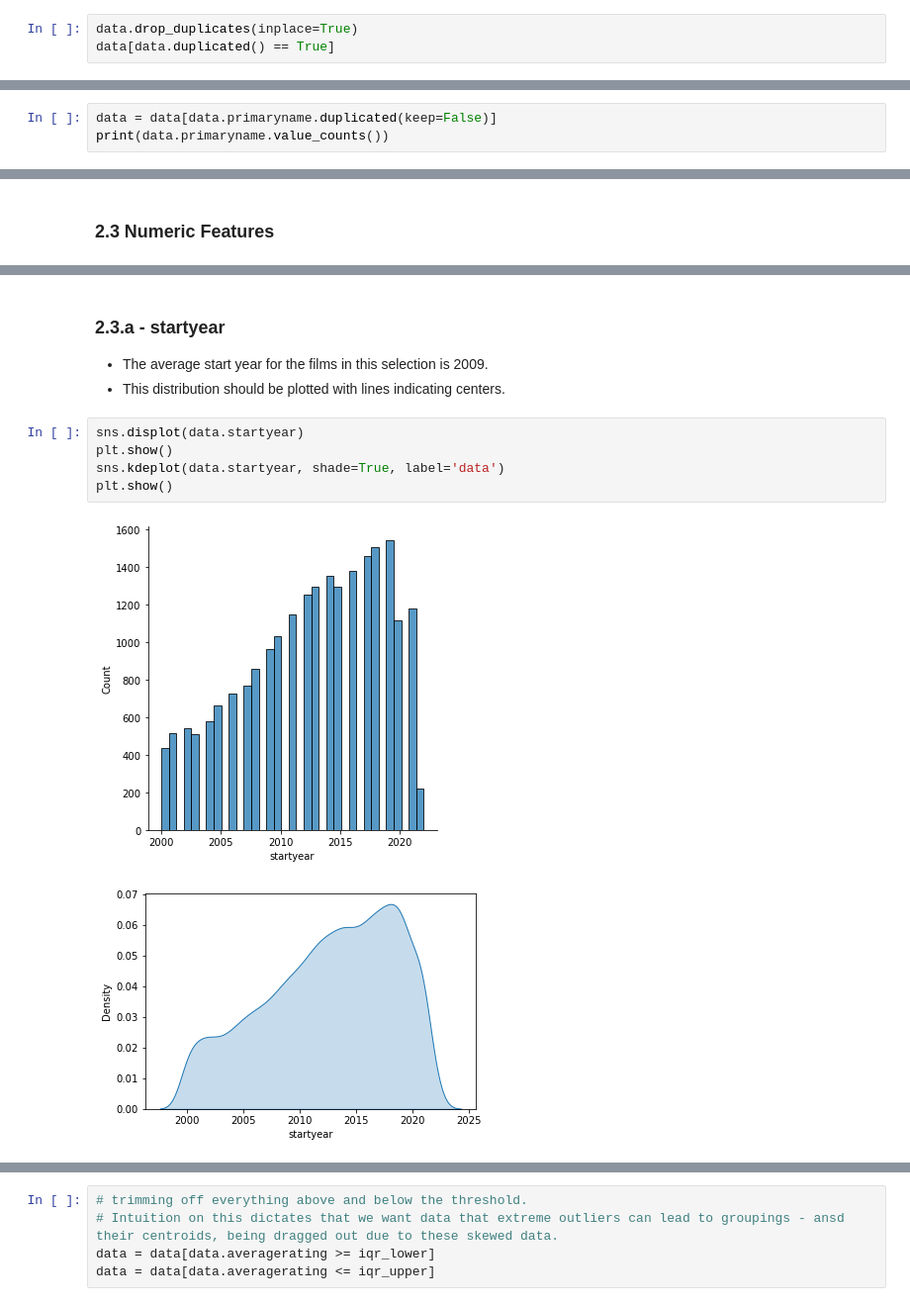
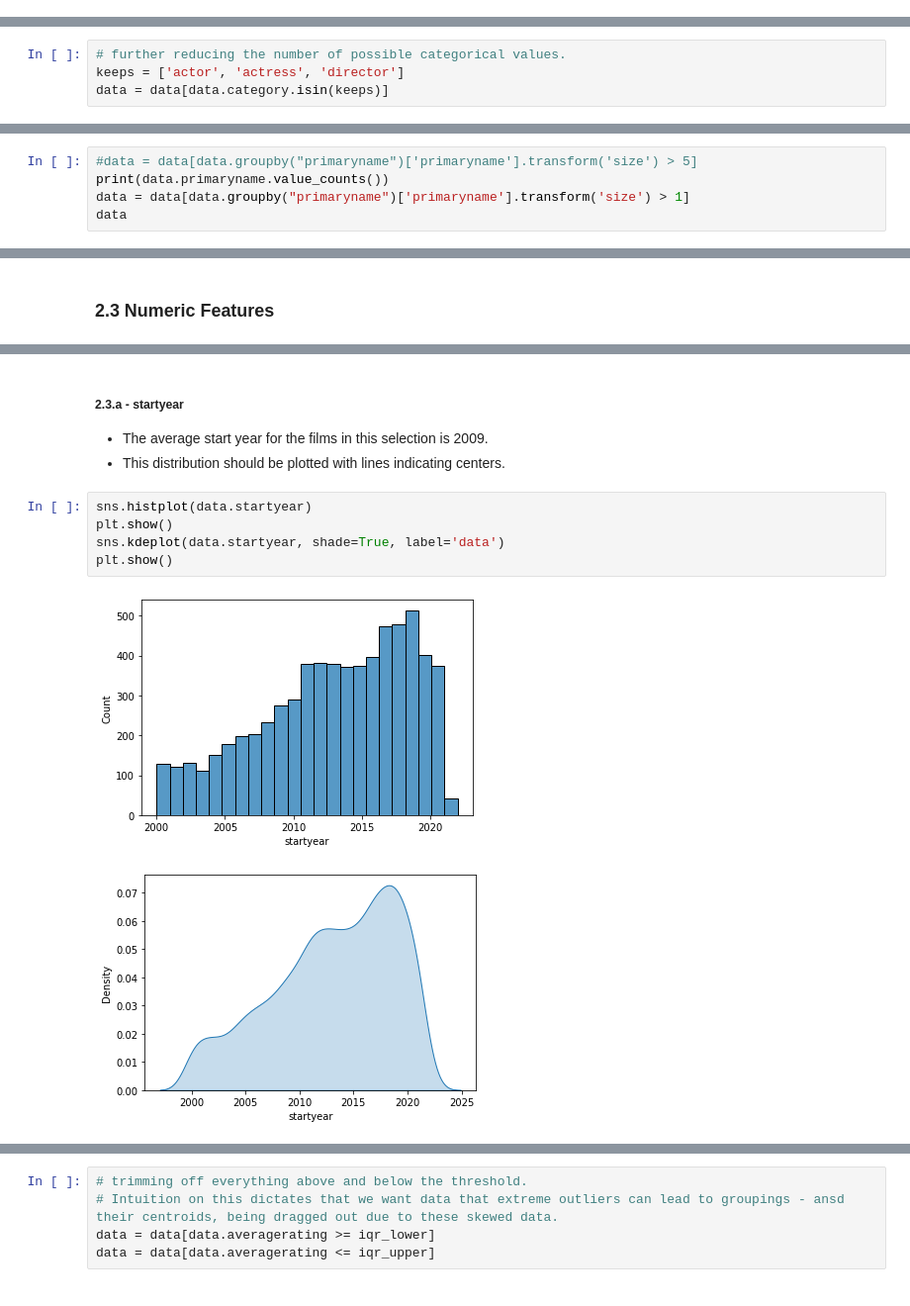
Before and after one commit to 333Kenji/IMDB_KMeans, a Jupyter notebook: Notebooks/KMeans.ipynb, the cells around one changed output, grey strips where cells are left out. Shown at 99% size. Drawn from its saved outputs; the diff is of its cells as text.

```diff
--- a/Notebooks/KMeans.ipynb
+++ b/Notebooks/KMeans.ipynb
@@ -228,3 +216,0 @@ data[data.duplicated() == True]
-# %%
-data.drop_duplicates(inplace=True)
-data[data.duplicated() == True]
@@ -349,2 +328,6 @@ composer        8
 Name: category, dtype: int64
+# %%
+# further reducing the number of possible categorical values.
+keeps = ['actor', 'actress', 'director']
+data = data[data.category.isin(keeps)]
 # %% [markdown]
@@ -352,4 +335 @@ Name: category, dtype: int64
 This is a huge source of dimensionality. For now I'm simply going to drop anyone who appears only once. This is hand during the .tsv file conversion process further up but I may fine tune here in the the future.
-# %%
-data = data[data.primaryname.duplicated(keep=False)]
-print(data.primaryname.value_counts())
@@ -368,0 +336,5 @@ Name: primaryname, Length: 7135, dtype: int64
+# %%
+#data = data[data.groupby("primaryname")['primaryname'].transform('size') > 5]
+print(data.primaryname.value_counts())
+data = data[data.groupby("primaryname")['primaryname'].transform('size') > 1]
+data
@@ -403,13 +435,13 @@ data.select_dtypes('number')
 # %% [markdown]
-### 2.3.a - startyear
+##### 2.3.a - startyear
 - The average start year for the films in this selection is 2009.
 - This distribution should be plotted with lines indicating centers.
 # %%
-sns.displot(data.startyear)
+sns.histplot(data.startyear)
 plt.show()
 sns.kdeplot(data.startyear, shade=True, label='data')
 plt.show()
 # %% [output]
-[figure, old version]
+[figure, new version]
-[figure, old version]
+[figure, new version]
 # %% [markdown]
```
Also changed, not shown: parts of 117 cells of this notebook, 2 other files.
